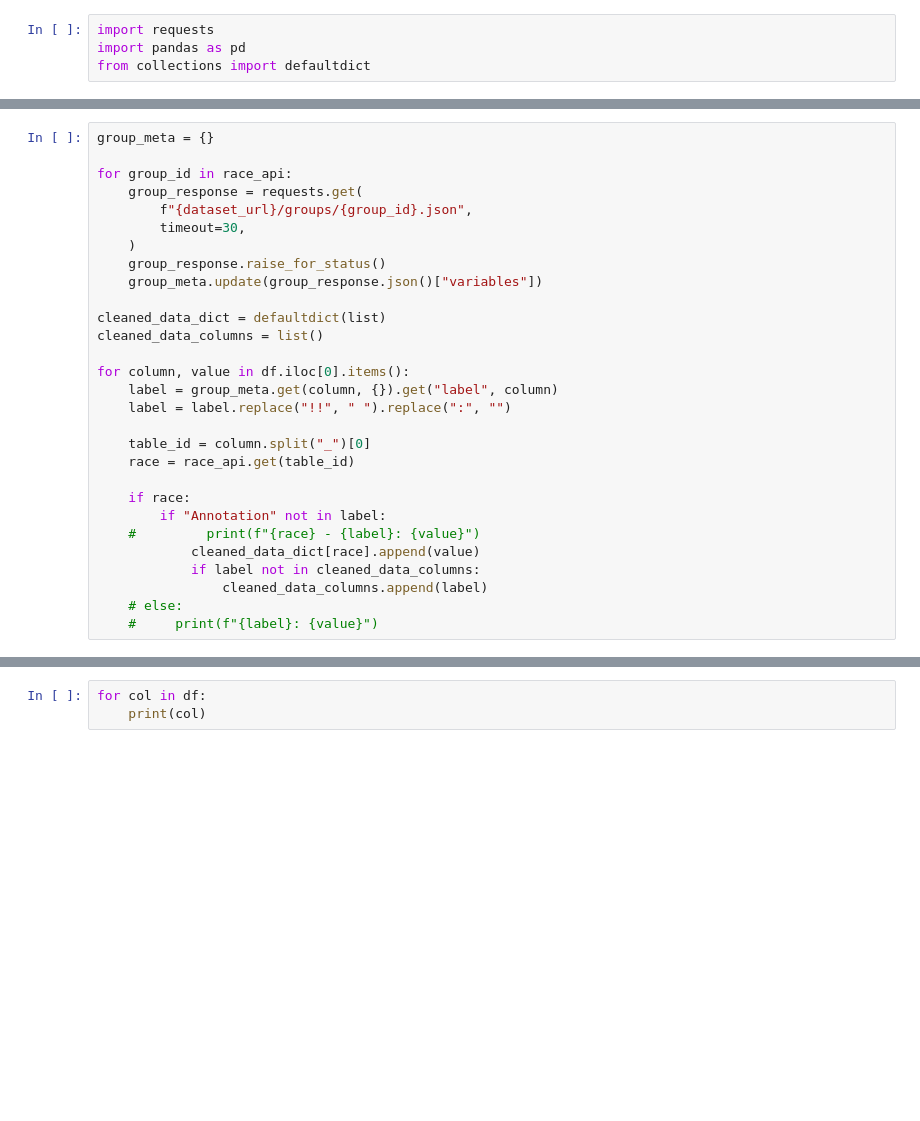
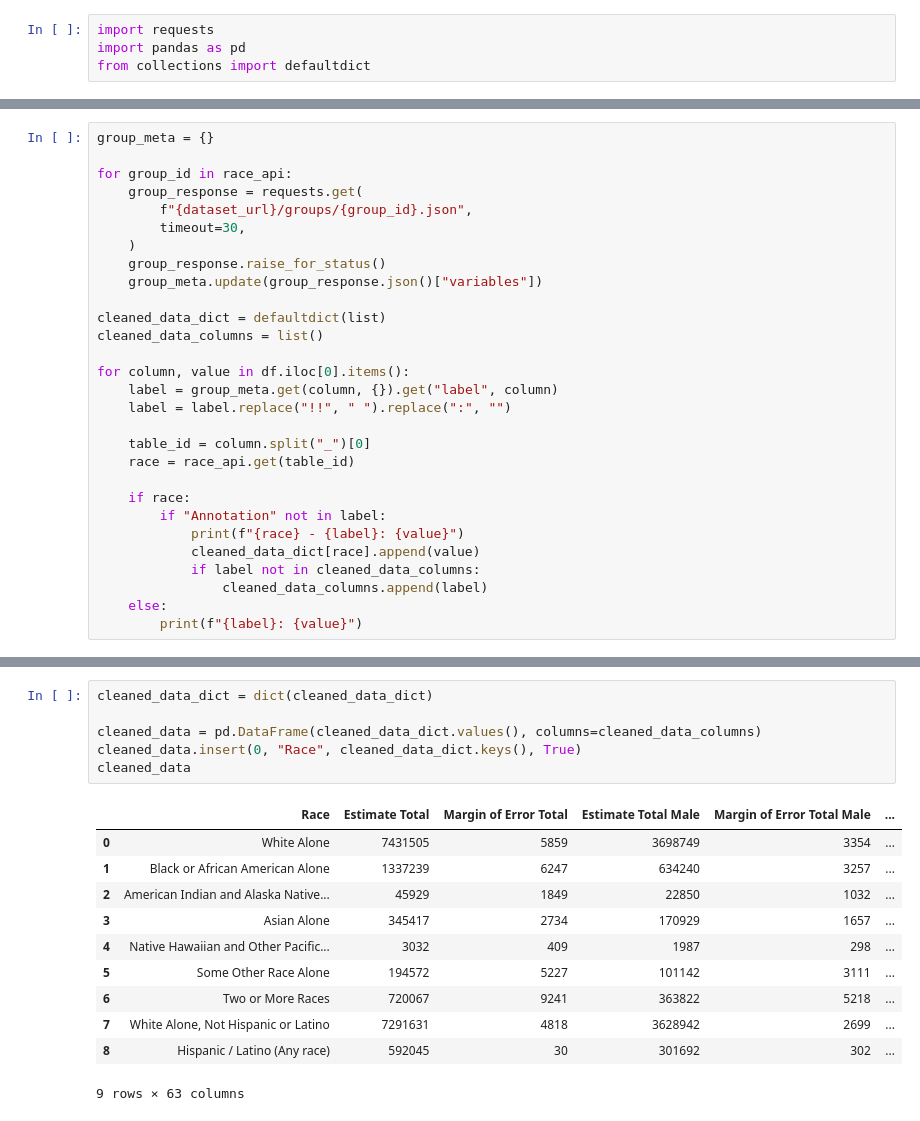
Before and after one commit to jackcienkus/mdcr-capstone, a Jupyter notebook: API Key Testing.ipynb, the cells around one changed output, grey strips where cells are left out. Saved outputs shown, nothing was run; the diff lists cells and outputs as text; blank space fills up the shorter version.

```diff
--- a/API Key Testing.ipynb
+++ b/API Key Testing.ipynb
@@ -93,9 +86,9 @@ for column, value in df.iloc[0].items():
 
     if race:
         if "Annotation" not in label:
-    #         print(f"{race} - {label}: {value}")
+            print(f"{race} - {label}: {value}")
             cleaned_data_dict[race].append(value)
             if label not in cleaned_data_columns:
                 cleaned_data_columns.append(label)
-    # else:
-    #     print(f"{label}: {value}")
+    else:
+        print(f"{label}: {value}")
@@ -102,3 +113,18 @@ for column, value in df.iloc[0].items():
-# %%
-for col in df:
-    print(col)
+# %%
+cleaned_data_dict = dict(cleaned_data_dict)
+
+cleaned_data = pd.DataFrame(cleaned_data_dict.values(), columns=cleaned_data_columns)
+cleaned_data.insert(0, "Race", cleaned_data_dict.keys(), True)
+cleaned_data
+# %% [output]
+|  | Race | Estimate Total | Margin of Error Total | Estimate Total Male | Margin of Error Total Male | ... |
+| 0 | White Alone | 7431505 | 5859 | 3698749 | 3354 | ... |
+| 1 | Black or African American Alone | 1337239 | 6247 | 634240 | 3257 | ... |
+| 2 | American Indian and Alaska Native... | 45929 | 1849 | 22850 | 1032 | ... |
+| 3 | Asian Alone | 345417 | 2734 | 170929 | 1657 | ... |
+| 4 | Native Hawaiian and Other Pacific... | 3032 | 409 | 1987 | 298 | ... |
+| 5 | Some Other Race Alone | 194572 | 5227 | 101142 | 3111 | ... |
+| 6 | Two or More Races | 720067 | 9241 | 363822 | 5218 | ... |
+| 7 | White Alone, Not Hispanic or Latino | 7291631 | 4818 | 3628942 | 2699 | ... |
+| 8 | Hispanic / Latino (Any race) | 592045 | 30 | 301692 | 302 | ... |
+9 rows × 63 columns
```
Also changed, not shown: parts of 2 cells of this notebook.
